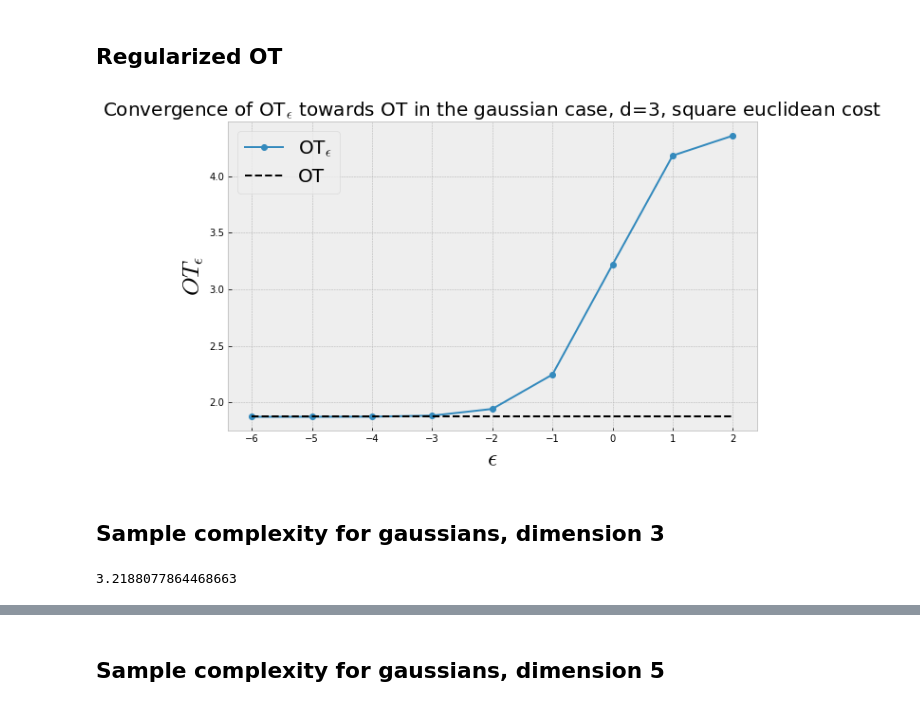
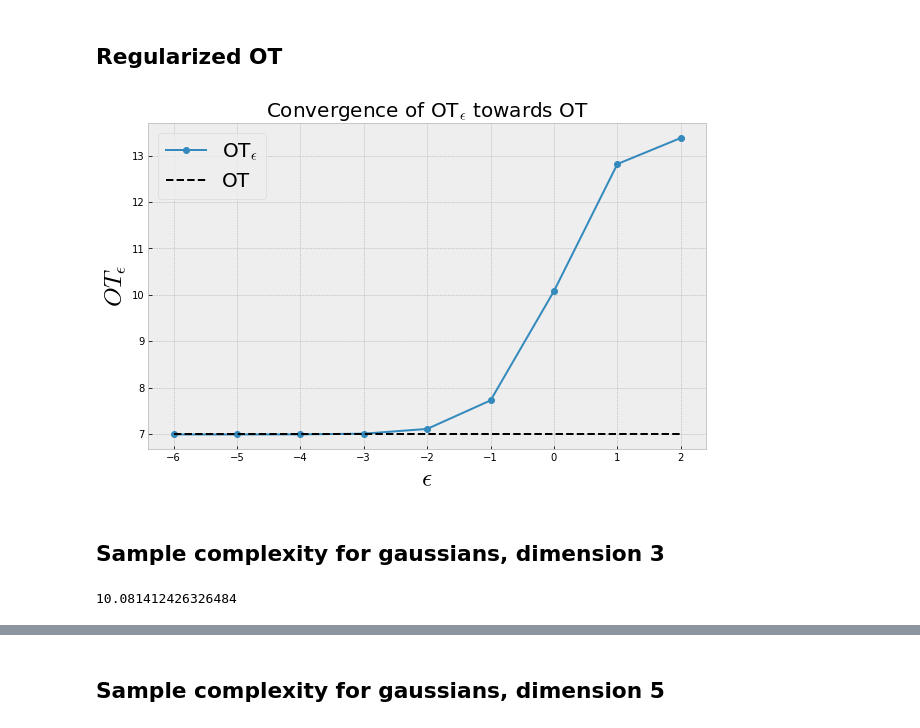
Before and after one commit to simonqueric/MVA, a Jupyter notebook: OptimalTransport/project/OT.ipynb, the cells around one changed output, grey strips where cells are left out. Drawn from its saved outputs; the diff is of its cells as text; code cells hidden in the pictures.

```diff
--- a/OptimalTransport/project/OT.ipynb
+++ b/OptimalTransport/project/OT.ipynb
@@ -14,7 +15,7 @@ from utils import *
 # %% [markdown]
 ## Regularized OT
 # %%
-d = 3
+d = 5
 ma = np.random.uniform(-1, 1, size=d)
 mb = np.random.uniform(-1, 1, size=d)
 Sa = np.random.normal(0, 0.5, size=(d, d))
@@ -30,23 +31,23 @@ OT = ot_gauss(ma, mb, Sa, Sb)
 # %%
 plt.style.use('bmh')
 fig=plt.figure(figsize=(10, 6))
 plt.plot(np.log10(epsilons), oteps, marker="o")
 plt.hlines(OT, -6, 2, color="k", ls="--")
 plt.xlabel("$\epsilon$", fontsize=25)
 plt.ylabel("$OT_{\epsilon}$", fontsize=25)
-plt.title("Convergence of OT$_\epsilon$ towards OT in the gaussian case, d=3, square euclidean cost", fontsize=20)
+plt.title("Convergence of OT$_\epsilon$ towards OT", fontsize=20)
 plt.legend(["OT$_\epsilon$", "OT"], fontsize=20)
 plt.savefig("regularized.png")
 plt.show()
 # %% [output]
-[figure, old version]
+[figure, new version]
 # %% [markdown]
 ## Sample complexity for gaussians, dimension 3
 # %%
 eps=1
 ot_gaussian_regularized(ma, mb, Sa, Sb, eps=1)
 # %% [output]
-3.2188077864468663
+10.081412426326484
 # %%
 def gen_data_gaussian(ma, mb, Sa, Sb, n):
     x = np.random.multivariate_normal(ma, Sa, size=n)
```
Also changed, not shown: parts of 30 cells of this notebook, 6 other files.
